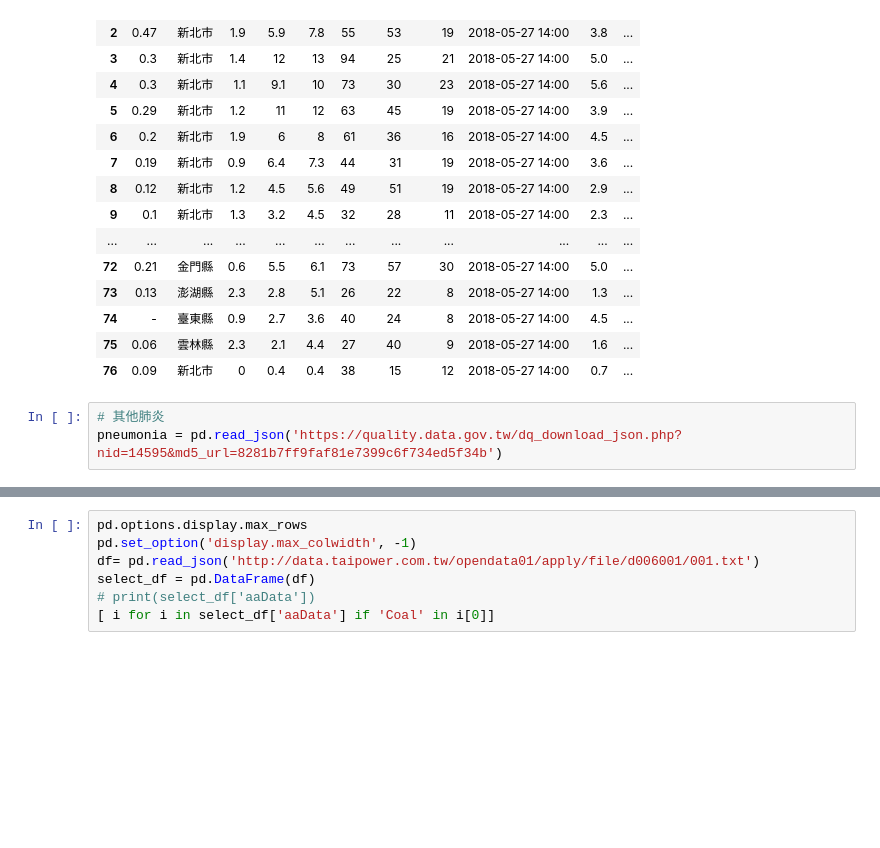
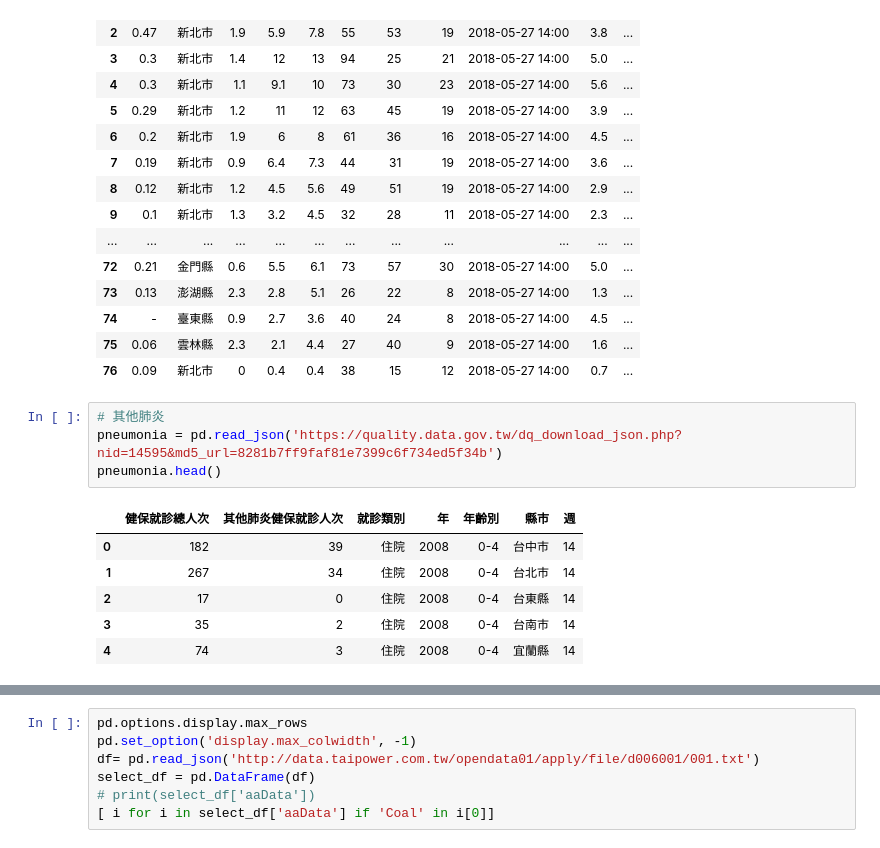
Before and after one commit to splasky/flask_web_service, a Jupyter notebook: PM25.ipynb, the cells around one changed output, grey strips where cells are left out. Drawn from its saved outputs; the diff is of its cells as text; blank space fills up the shorter version.

```diff
--- a/PM25.ipynb
+++ b/PM25.ipynb
@@ -27,3 +28,11 @@ pd.read_json('https://www.taiwanstat.com/airs/latest/')
 # %%
 # 其他肺炎
 pneumonia = pd.read_json('https://quality.data.gov.tw/dq_download_json.php?nid=14595&md5_url=8281b7ff9faf81e7399c6f734ed5f34b')
+pneumonia.head()
+# %% [output]
+|  | 健保就診總人次 | 其他肺炎健保就診人次 | 就診類別 | 年 | 年齡別 | 縣市 | 週 |
+| 0 | 182 | 39 | 住院 | 2008 | 0-4 | 台中市 | 14 |
+| 1 | 267 | 34 | 住院 | 2008 | 0-4 | 台北市 | 14 |
+| 2 | 17 | 0 | 住院 | 2008 | 0-4 | 台東縣 | 14 |
+| 3 | 35 | 2 | 住院 | 2008 | 0-4 | 台南市 | 14 |
+| 4 | 74 | 3 | 住院 | 2008 | 0-4 | 宜蘭縣 | 14 |
```
Also changed, not shown: parts of 4 cells of this notebook.
